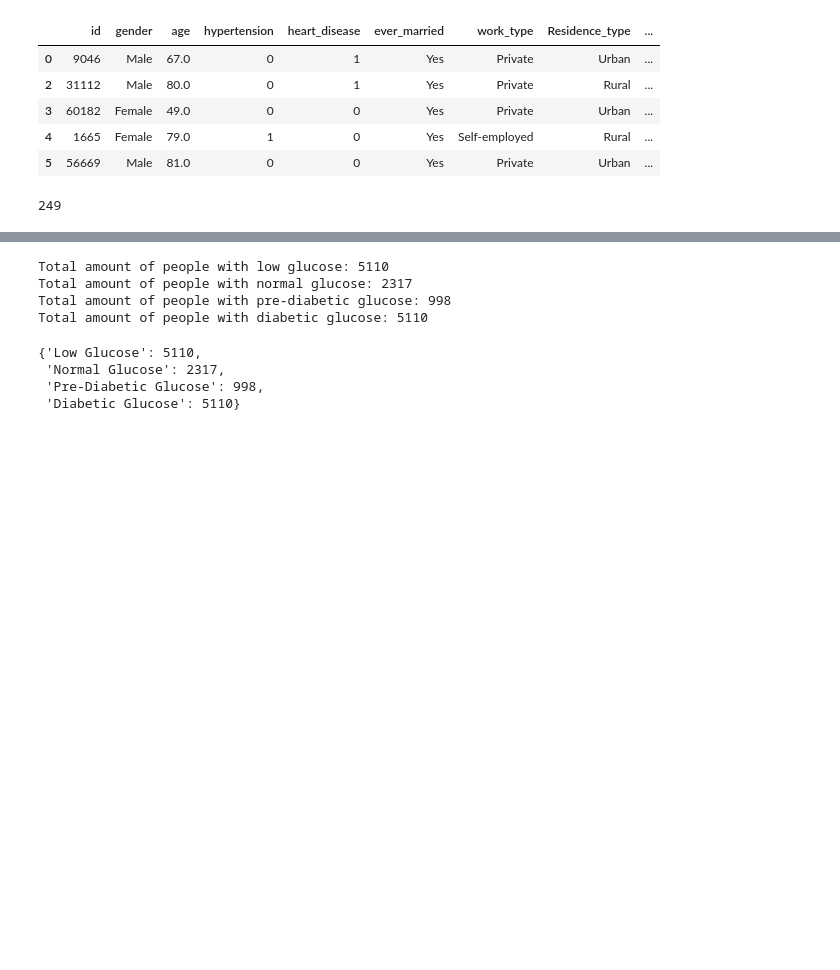
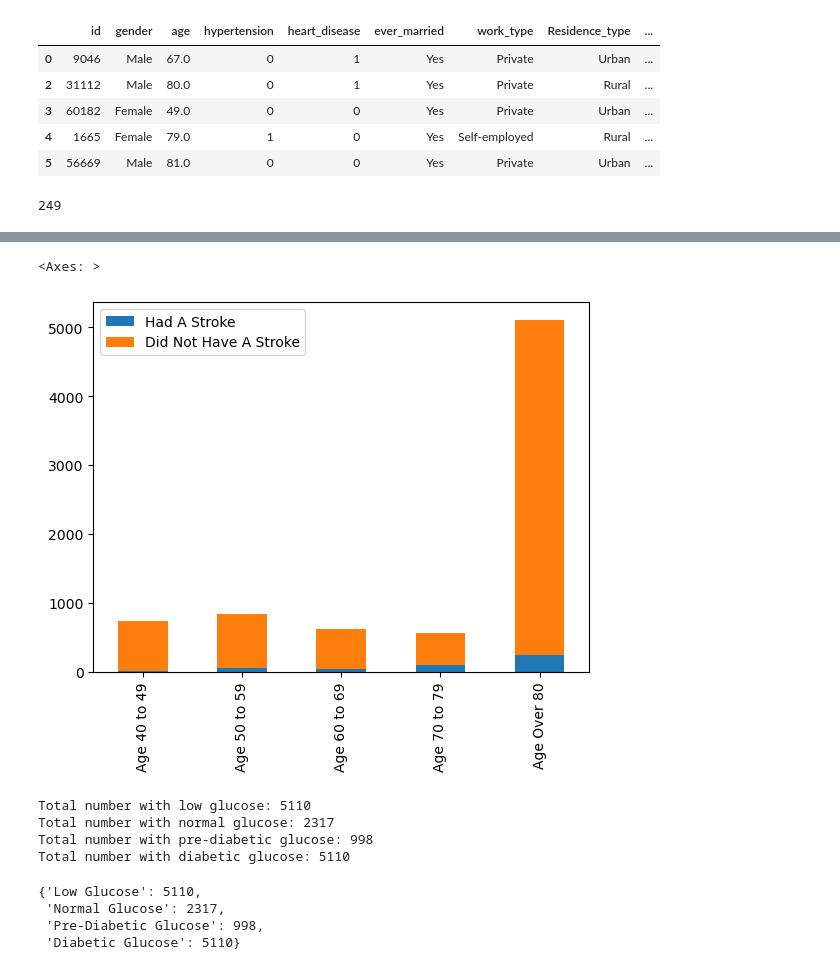
Before and after one commit to eeneedles/group-two-project-one, a Jupyter notebook: test_code_em.ipynb, the cells around one changed output, grey strips where cells are left out. Drawn from its saved outputs; the diff is of its cells as text; code cells hidden in the pictures; blank space fills up the shorter version.

```diff
--- a/test_code_em.ipynb
+++ b/test_code_em.ipynb
@@ -358,22 +357,43 @@ age_df.plot.bar(stacked=True)
+# %%
+# Gather keys for bar graph showing strokes per age group
+age_index = list(all_ages.keys())
+
+# Gather values for bar graph showing strokes per age group
+age_data = {
+    'Had A Stroke': list(stroke_age.values()),
+    'Did Not Have A Stroke': list(no_stroke_age.values())
+}
+
+# Plot stacked bar graph
+age_df = pd.DataFrame(age_data, index = age_index)
+age_df.plot.bar(stacked=True)
+# %% [output]
+<Axes: >
+[figure, added]
 # %%
-# Find total number of people in each glucose range (Health_Care)
+# Define function for gathering glucose level & stroke data
 def print_glucose(df):
+
+# Find total number of people with low glucose level (Health_Care)
     low_glucose = df['avg_glucose_level'] < 70
     low_glucose.count()
 
+# Find total number of people with normal glucose level (Health_Care)
     normal_glucose = df.loc[(df['avg_glucose_level'] >= 70) & (df['avg_glucose_level'] <= 99), 'id']
     normal_glucose.count()
 
+# Find total number of people with pre-diabetic glucose level (Health_Care)
     pre_diabetic_glucose = df.loc[(df['avg_glucose_level'] >= 100) & (df['avg_glucose_level'] < 126), 'id']
     pre_diabetic_glucose.count()
 
+# Find total number of people with diabetic glucose level (Health_Care)
     diabetic_glucose = df['avg_glucose_level'] >= 126
     diabetic_glucose.count()
 
-    print(f'Total amount of people with low glucose: {low_glucose.count()}')
-    print(f'Total amount of people with normal glucose: {normal_glucose.count()}')
-    print(f'Total amount of people with pre-diabetic glucose: {pre_diabetic_glucose.count()}')
-    print(f'Total amount of people with diabetic glucose: {diabetic_glucose.count()}')
+    print(f'Total number with low glucose: {low_glucose.count()}')
+    print(f'Total number with normal glucose: {normal_glucose.count()}')
+    print(f'Total number with pre-diabetic glucose: {pre_diabetic_glucose.count()}')
+    print(f'Total number with diabetic glucose: {diabetic_glucose.count()}')
 
     return {
        'Low Glucose': low_glucose.count(),
@@ -382,13 +402,14 @@ def print_glucose(df):
        'Diabetic Glucose': diabetic_glucose.count(),
     }
 
+# Set variable for data from all glucose levels
 all_levels = print_glucose(Health_Care_df)
 all_levels
 # %% [output]
-Total amount of people with low glucose: 5110
-Total amount of people with normal glucose: 2317
-Total amount of people with pre-diabetic glucose: 998
-Total amount of people with diabetic glucose: 5110
+Total number with low glucose: 5110
+Total number with normal glucose: 2317
+Total number with pre-diabetic glucose: 998
+Total number with diabetic glucose: 5110
 {'Low Glucose': 5110,
  'Normal Glucose': 2317,
  'Pre-Diabetic Glucose': 998,
```
Also changed, not shown: parts of 15 cells of this notebook.
